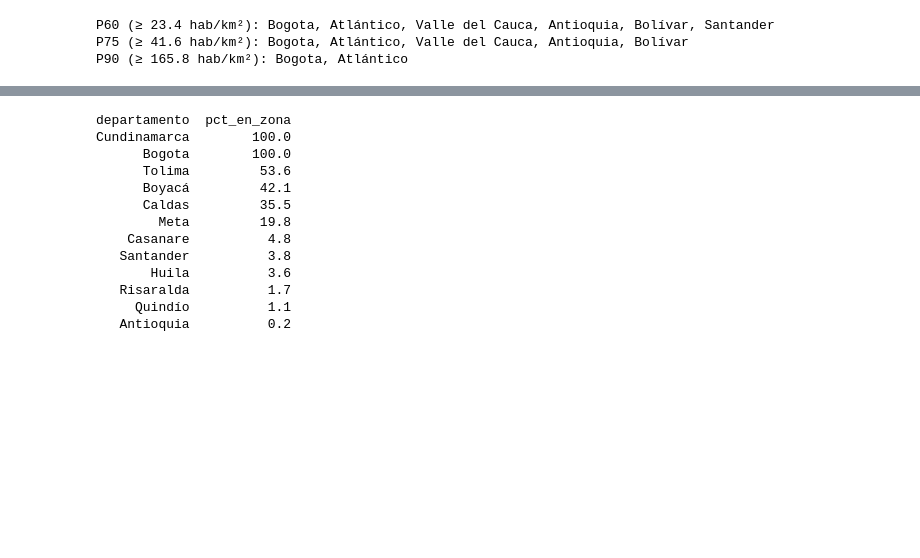
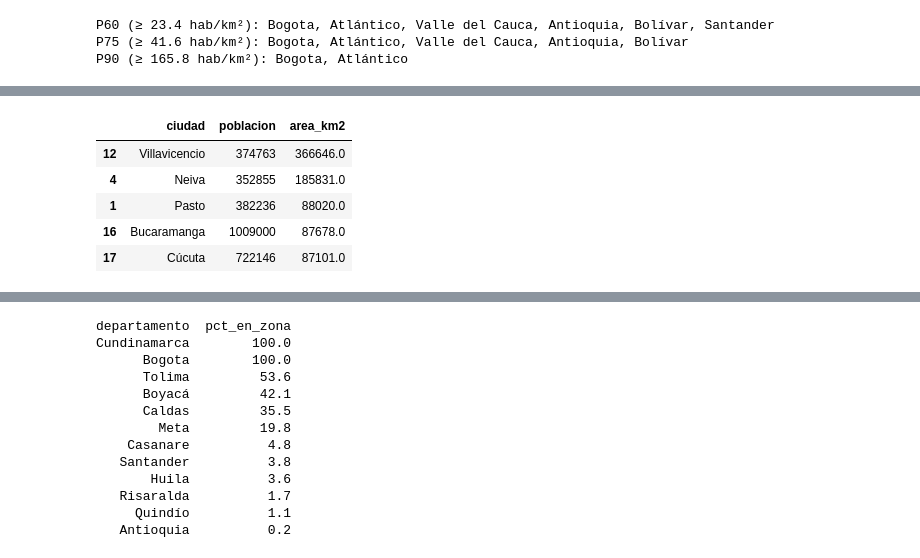
Before and after one commit to Loperaa-Juan/Ejercicio-SIG, a Jupyter notebook: analisis_geopandas.ipynb, the cells around one changed output, grey strips where cells are left out. Drawn from its saved outputs; the diff is of its cells as text; code cells hidden in the pictures; blank space fills up the shorter version.

```diff
--- a/analisis_geopandas.ipynb
+++ b/analisis_geopandas.ipynb
@@ -254,0 +295,19 @@ P90 (≥ 165.8 hab/km²): Bogota, Atlántico
+# %%
+# Zonas de influencia: Voronoi de las ciudades >= 300.000 hab. recortado al territorio
+grandes = ciudades[ciudades.poblacion >= 300_000]
+contorno = deptos.union_all()
+celdas = gpd.GeoDataFrame(
+    geometry=list(shapely.voronoi_polygons(MultiPoint(grandes.geometry.tolist()), extend_to=contorno.envelope).geoms),
+    crs=CRS_METRICO,
+)
+celdas["geometry"] = celdas.intersection(contorno)
+voronoi = gpd.sjoin(celdas, grandes[["ciudad", "poblacion", "geometry"]], predicate="contains").drop(columns="index_right")
+voronoi["area_km2"] = voronoi.area / 1e6
+voronoi.sort_values("area_km2", ascending=False)[["ciudad", "poblacion", "area_km2"]].head(5).round(0)
+# %% [output]
+|  | ciudad | poblacion | area_km2 |
+| 12 | Villavicencio | 374763 | 366646.0 |
+| 4 | Neiva | 352855 | 185831.0 |
+| 1 | Pasto | 382236 | 88020.0 |
+| 16 | Bucaramanga | 1009000 | 87678.0 |
+| 17 | Cúcuta | 722146 | 87101.0 |
```
Also changed, not shown: parts of 10 cells of this notebook.
